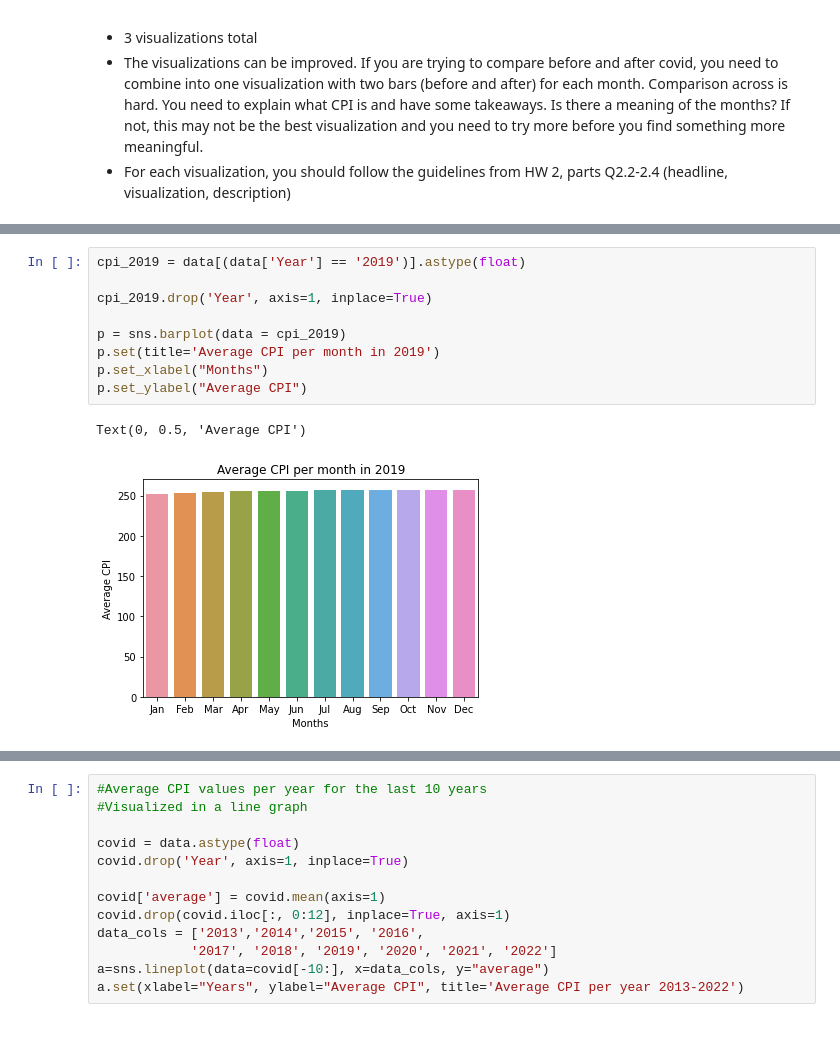
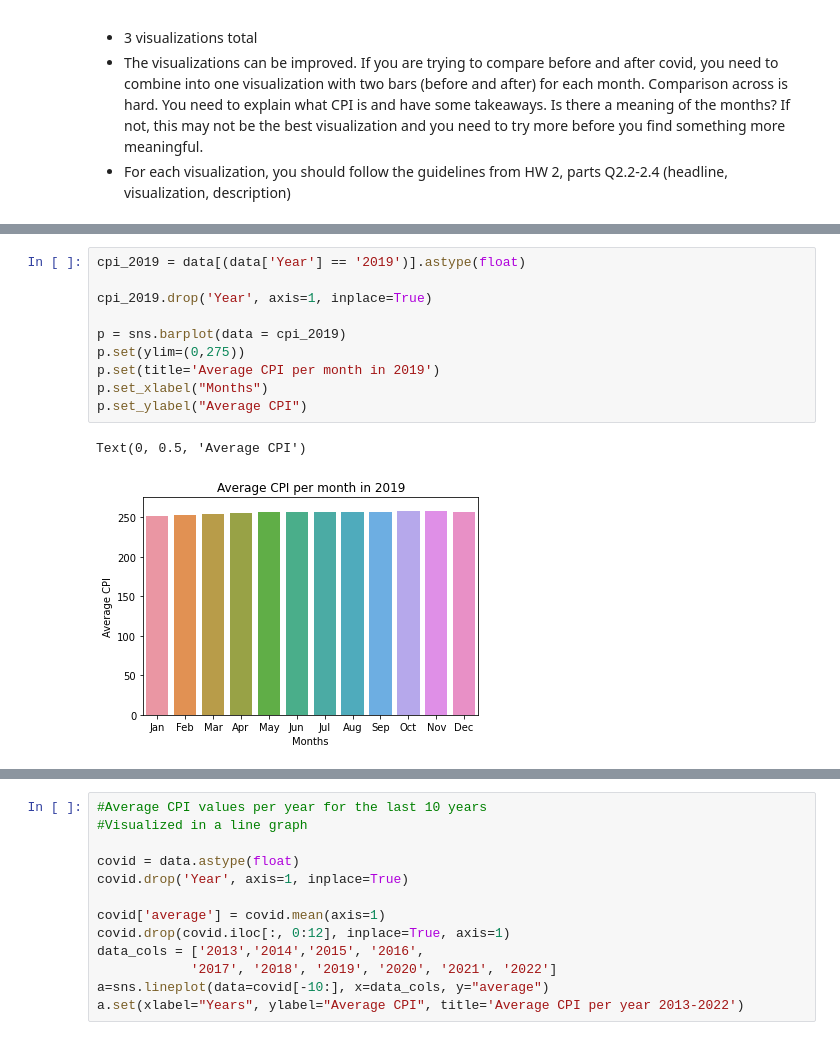
Before and after one commit to shahkaran53527/CPI-Data-Analysis, a Jupyter notebook: final_report.ipynb, the cells around one changed output, grey strips where cells are left out. Saved outputs shown, nothing was run; the diff lists cells and outputs as text.

```diff
--- a/final_report.ipynb
+++ b/final_report.ipynb
@@ -78,14 +79,15 @@ Text(0, 0.5, 'Average CPI')
 # %%
 cpi_2019 = data[(data['Year'] == '2019')].astype(float)
 
 cpi_2019.drop('Year', axis=1, inplace=True)
 
 p = sns.barplot(data = cpi_2019)
+p.set(ylim=(0,275))
 p.set(title='Average CPI per month in 2019')
 p.set_xlabel("Months")
 p.set_ylabel("Average CPI")
 # %% [output]
 Text(0, 0.5, 'Average CPI')
-[figure, old version]
+[figure, new version]
 # %%
 pn = sns.barplot(data = covid_yrs)
```
Also changed, not shown: parts of 6 cells of this notebook.
